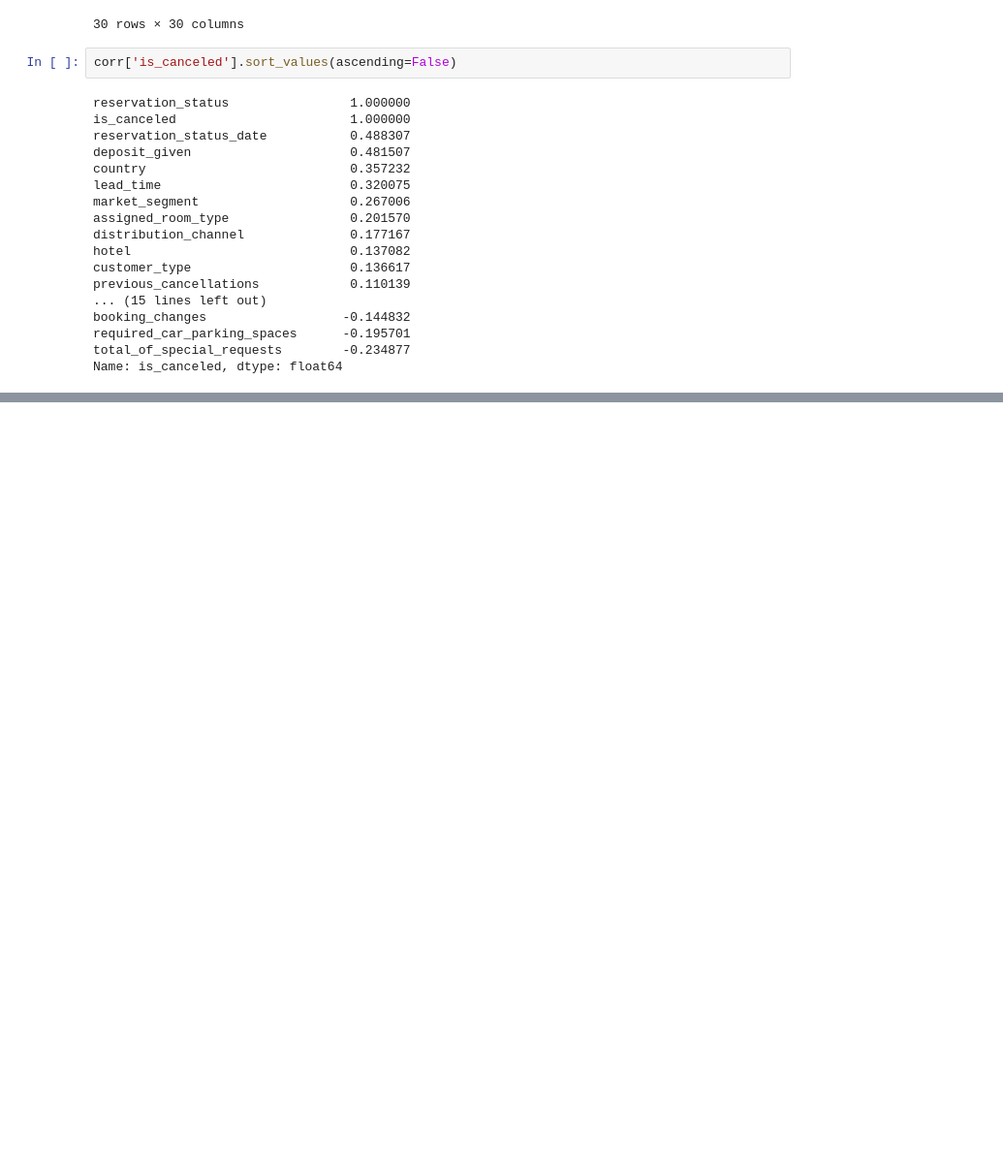
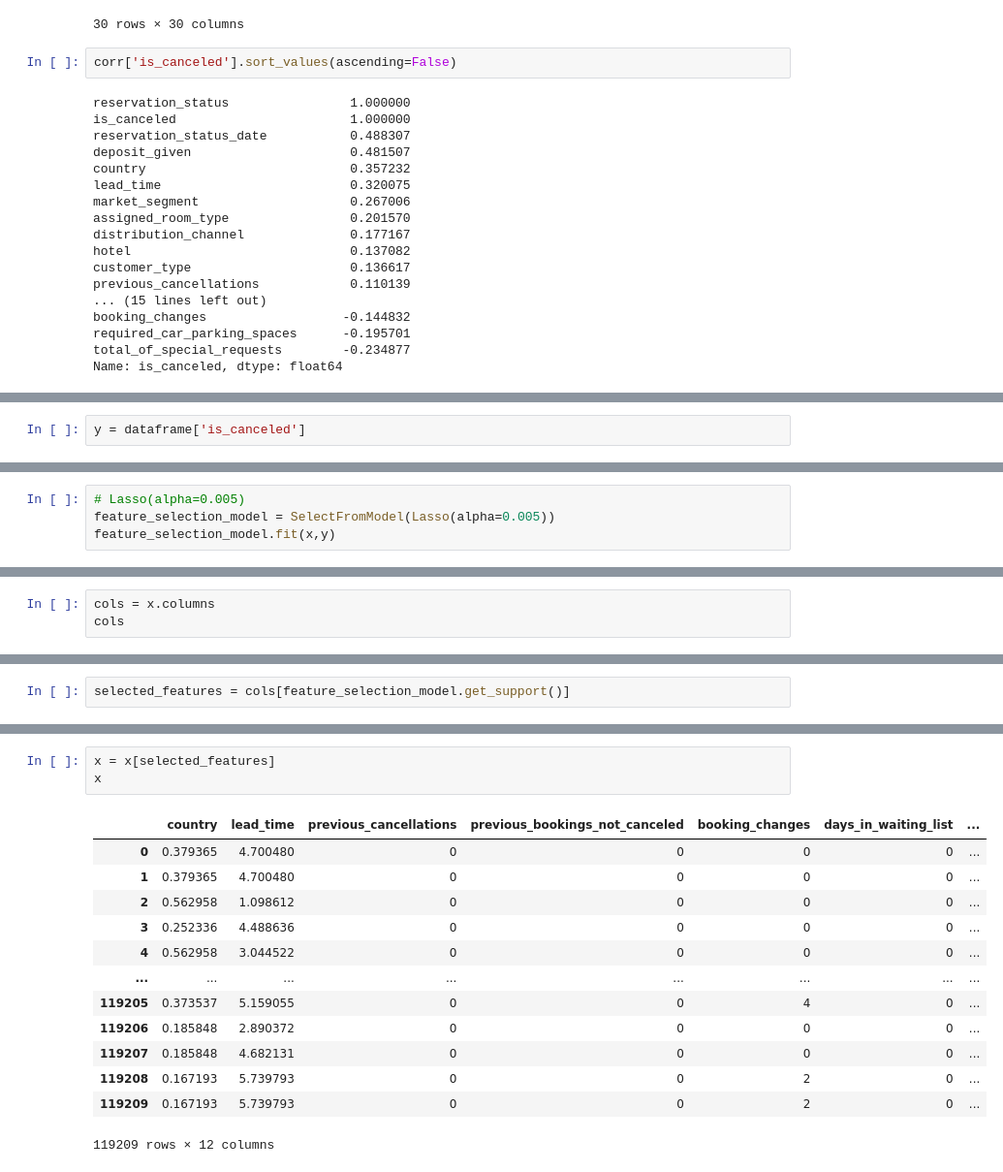
Before and after one commit to uguranium/ml-hb-cancellation, a Jupyter notebook: hb_cancellation_prediction.ipynb, the cells around one changed output, grey strips where cells are left out. Shown at 97% size. Saved outputs shown, nothing was run; the diff lists cells and outputs as text; blank space fills up the shorter version.

Commit message:
Model preparing

```diff
--- a/hb_cancellation_prediction.ipynb
+++ b/hb_cancellation_prediction.ipynb
@@ -794,0 +848,2 @@ Name: is_canceled, dtype: float64
+# %%
+y = dataframe['is_canceled']
@@ -794,0 +853,4 @@ Name: is_canceled, dtype: float64
+# %%
+# Lasso(alpha=0.005)
+feature_selection_model = SelectFromModel(Lasso(alpha=0.005))
+feature_selection_model.fit(x,y)
@@ -794,0 +865,3 @@ Name: is_canceled, dtype: float64
+# %%
+cols = x.columns
+cols
@@ -794,0 +878,2 @@ Name: is_canceled, dtype: float64
+# %%
+selected_features = cols[feature_selection_model.get_support()]
@@ -794,0 +889,17 @@ Name: is_canceled, dtype: float64
+# %%
+x = x[selected_features]
+x
+# %% [output]
+|  | country | lead_time | previous_cancellations | previous_bookings_not_canceled | booking_changes | days_in_waiting_list | ... |
+| 0 | 0.379365 | 4.700480 | 0 | 0 | 0 | 0 | ... |
+| 1 | 0.379365 | 4.700480 | 0 | 0 | 0 | 0 | ... |
+| 2 | 0.562958 | 1.098612 | 0 | 0 | 0 | 0 | ... |
+| 3 | 0.252336 | 4.488636 | 0 | 0 | 0 | 0 | ... |
+| 4 | 0.562958 | 3.044522 | 0 | 0 | 0 | 0 | ... |
+| ... | ... | ... | ... | ... | ... | ... | ... |
+| 119205 | 0.373537 | 5.159055 | 0 | 0 | 4 | 0 | ... |
+| 119206 | 0.185848 | 2.890372 | 0 | 0 | 0 | 0 | ... |
+| 119207 | 0.185848 | 4.682131 | 0 | 0 | 0 | 0 | ... |
+| 119208 | 0.167193 | 5.739793 | 0 | 0 | 2 | 0 | ... |
+| 119209 | 0.167193 | 5.739793 | 0 | 0 | 2 | 0 | ... |
+119209 rows × 12 columns
```
Also changed, not shown: parts of 15 cells of this notebook.
